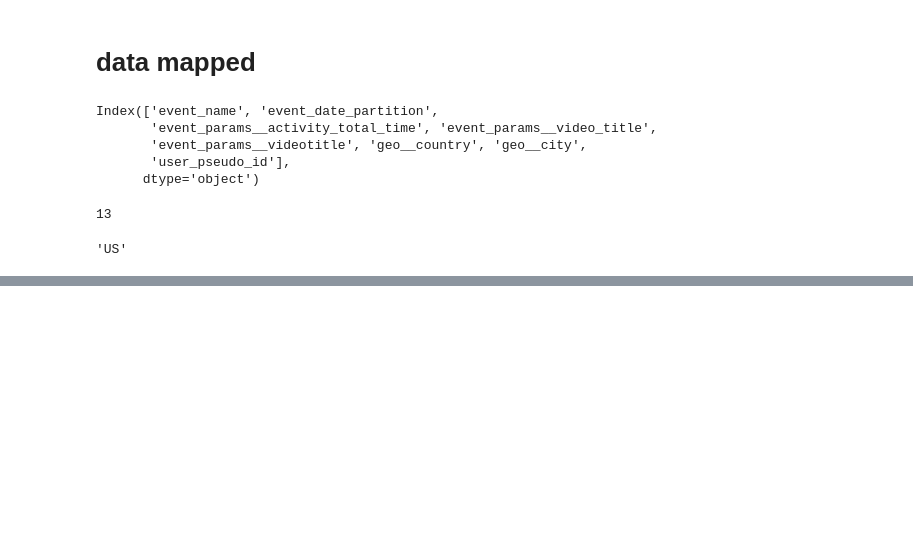
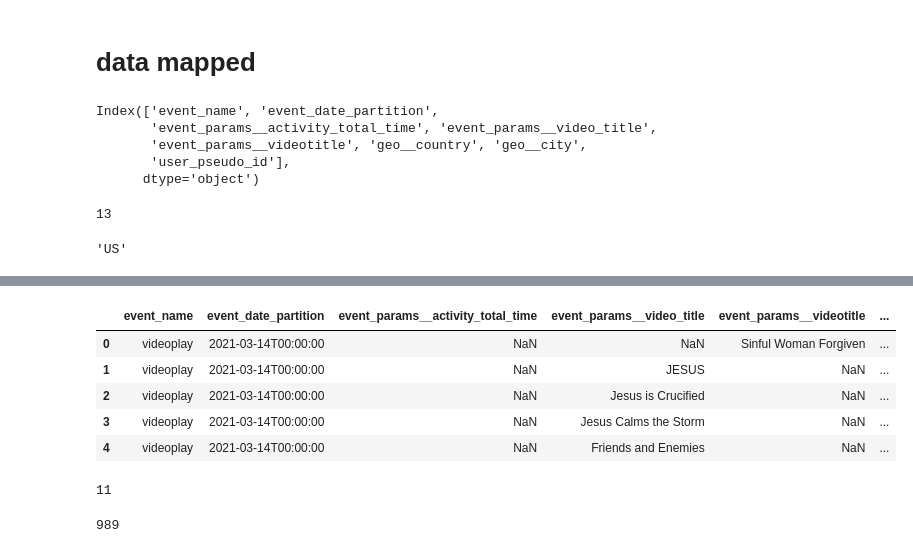
Before and after one commit to dj-betts/jf_project, a Jupyter notebook: eda.ipynb, the cells around one changed output, grey strips where cells are left out. Cells and saved outputs as stored; diff of their text form; code cells hidden in the pictures; blank space fills up the shorter version.

```diff
--- a/eda.ipynb
+++ b/eda.ipynb
@@ -435,0 +461,21 @@ geo_df['geo_cords']
+# %%
+data = pd.read_csv('with_coord.csv', index_col='Unnamed: 0')
+# %%
+df = data.copy()
+# %%
+df.head()
+# %% [output]
+|  | event_name | event_date_partition | event_params__activity_total_time | event_params__video_title | event_params__videotitle | ... |
+| 0 | videoplay | 2021-03-14T00:00:00 | NaN | NaN | Sinful Woman Forgiven | ... |
+| 1 | videoplay | 2021-03-14T00:00:00 | NaN | JESUS | NaN | ... |
+| 2 | videoplay | 2021-03-14T00:00:00 | NaN | Jesus is Crucified | NaN | ... |
+| 3 | videoplay | 2021-03-14T00:00:00 | NaN | Jesus Calms the Storm | NaN | ... |
+| 4 | videoplay | 2021-03-14T00:00:00 | NaN | Friends and Enemies | NaN | ... |
+# %%
+sum(df.event_params__video_title.isna())
+# %% [output]
+11
+# %%
+sum(df.event_params__videotitle.isna())
+# %% [output]
+989
```
Also changed, not shown: parts of 28 cells of this notebook.
